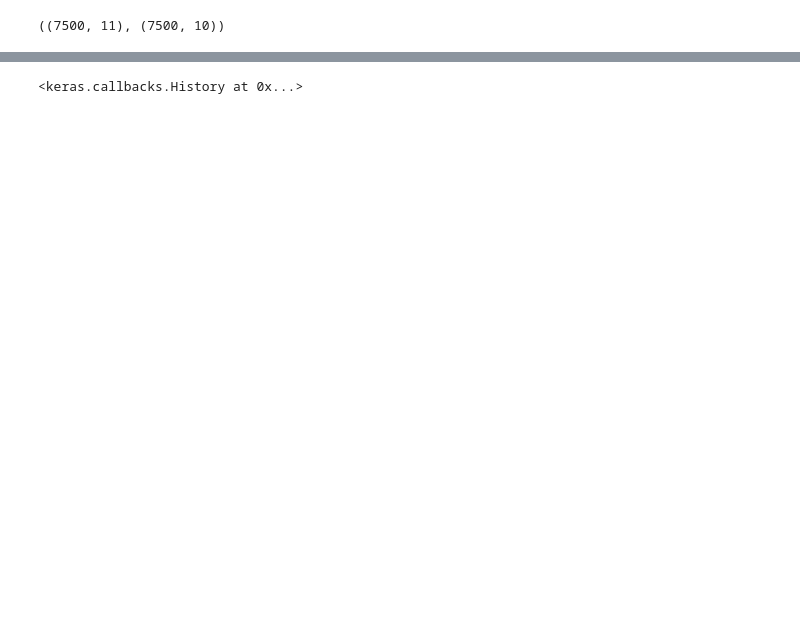
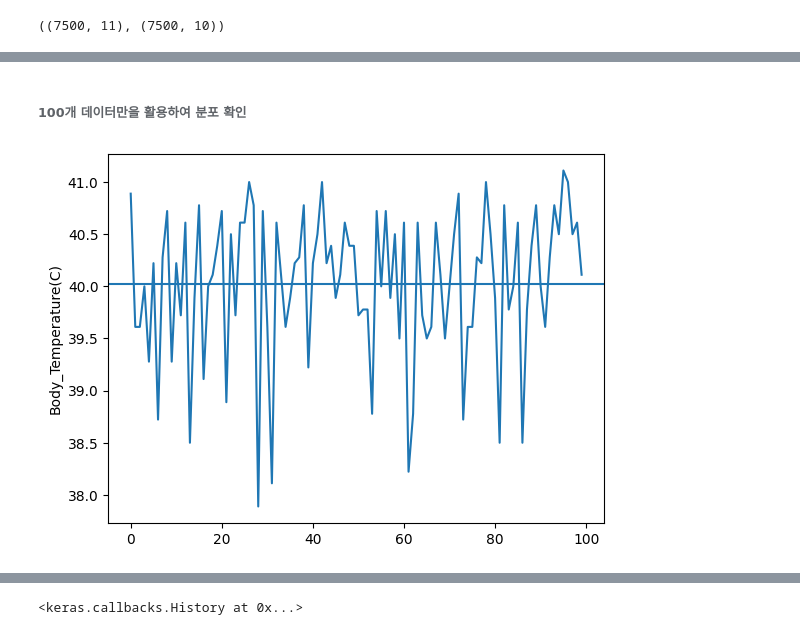
Before and after one commit to devTeddyB/Calorie_prediction, a Jupyter notebook: calorie_prediction.ipynb, the cells around one changed output, grey strips where cells are left out. Drawn from its saved outputs; the diff is of its cells as text; code cells hidden in the pictures; blank space fills up the shorter version.

```diff
--- a/calorie_prediction.ipynb
+++ b/calorie_prediction.ipynb
@@ -10,6 +15,6 @@ import numpy as np
 # %%
-train_path = 'C:/Users/Ted/Desktop/Research/Projects/calories/open/train.csv'
-test_path = 'C:/Users/Ted/Desktop/Research/Projects/calories/open/test.csv'
+train_path = 'C:/Users/Ted/Desktop/research/projects/calorie_prediction/dataset/train.csv'
+test_path = 'C:/Users/Ted/Desktop/research/projects/calorie_prediction/dataset/test.csv'
 # %%
 train = pd.read_csv(train_path)
 test = pd.read_csv(test_path)
@@ -31,0 +132,9 @@ feature_engineering(test)
+# %% [markdown]
+###### 100개 데이터만을 활용하여 분포 확인
+# %%
+plt.plot(train['Body_Temperature(C)'][:100])
+plt.axhline(train['Body_Temperature(C)'].mean())
+plt.ylabel('Body_Temperature(C)')
+plt.show()
+# %% [output]
+[figure, added]
```
Also changed, not shown: parts of 51 cells of this notebook.
